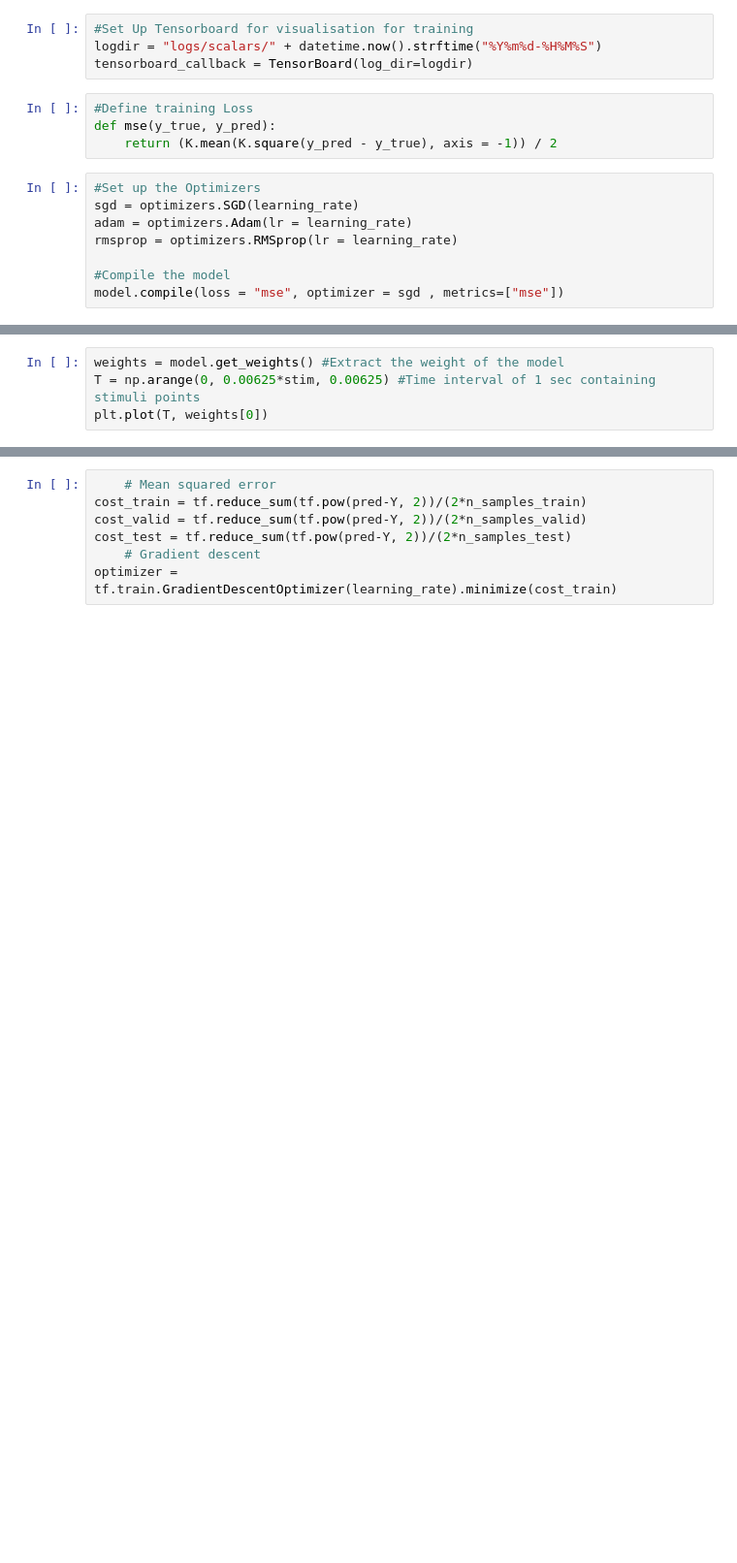
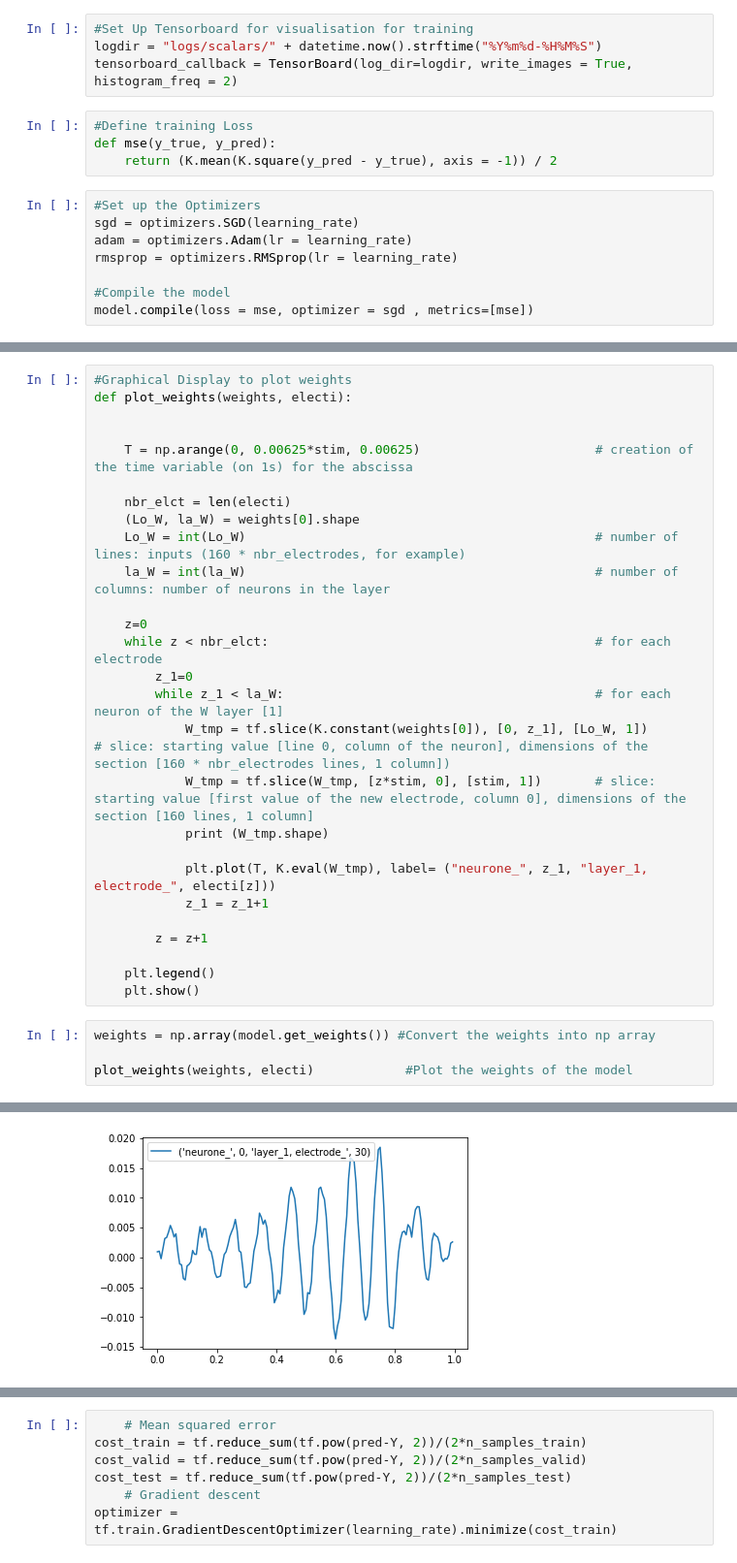
Before and after one commit to vasudev-sharma/DeepEEG-Forecast, a Jupyter notebook: Notebooks/linear_reg python3final7_keras.ipynb, the cells around one changed output, grey strips where cells are left out. Shown at 97% size. Drawn from its saved outputs; the diff is of its cells as text; blank space fills up the shorter version.

```diff
--- a/Notebooks/linear_reg python3final7_keras.ipynb
+++ b/Notebooks/linear_reg python3final7_keras.ipynb
@@ -248,7 +282,7 @@ _________________________________________________________________
 # %%
 #Set Up Tensorboard for visualisation for training
 logdir = "logs/scalars/" + datetime.now().strftime("%Y%m%d-%H%M%S")
-tensorboard_callback = TensorBoard(log_dir=logdir)
+tensorboard_callback = TensorBoard(log_dir=logdir, write_images = True, histogram_freq = 2)
 # %%
 #Define training Loss
 def mse(y_true, y_pred):
@@ -260,7 +294,7 @@ adam = optimizers.Adam(lr = learning_rate)
 rmsprop = optimizers.RMSprop(lr = learning_rate)
 
 #Compile the model
-model.compile(loss = "mse", optimizer = sgd , metrics=["mse"])
+model.compile(loss = mse, optimizer = sgd , metrics=[mse])
 # %%
 #Fit the model with the Data
 model.fit(
@@ -297,4 +331,0 @@ Test Loss: 0.9876116983125682
-# %%
-weights = model.get_weights() #Extract the weight of the model
-T = np.arange(0, 0.00625*stim, 0.00625) #Time interval of 1 sec containing stimuli points
-plt.plot(T, weights[0])
@@ -303,0 +332,32 @@ plt.plot(T, weights[0])
+# %%
+#Graphical Display to plot weights
+def plot_weights(weights, electi):
+
+
+    T = np.arange(0, 0.00625*stim, 0.00625)                       # creation of the time variable (on 1s) for the abscissa
+
+    nbr_elct = len(electi)
+    (Lo_W, la_W) = weights[0].shape
+    Lo_W = int(Lo_W)                                              # number of lines: inputs (160 * nbr_electrodes, for example)
+    la_W = int(la_W)                                              # number of columns: number of neurons in the layer
+
+    z=0
+    while z < nbr_elct:                                           # for each electrode
+        z_1=0
+        while z_1 < la_W:                                         # for each neuron of the W layer [1]
+            W_tmp = tf.slice(K.constant(weights[0]), [0, z_1], [Lo_W, 1])           # slice: starting value [line 0, column of the neuron], dimensions of the section [160 * nbr_electrodes lines, 1 column])
+            W_tmp = tf.slice(W_tmp, [z*stim, 0], [stim, 1])       # slice: starting value [first value of the new electrode, column 0], dimensions of the section [160 lines, 1 column]
+            print (W_tmp.shape)
+
+            plt.plot(T, K.eval(W_tmp), label= ("neurone_", z_1, "layer_1, electrode_", electi[z]))
+            z_1 = z_1+1
+
+        z = z+1
+
+    plt.legend()
+    plt.show()
+# %%
+weights = np.array(model.get_weights()) #Convert the weights into np array
+
+plot_weights(weights, electi)            #Plot the weights of the model
+# %% [output]
@@ -303,0 +365 @@ plt.plot(T, weights[0])
+[figure, added]
```
Also changed, not shown: parts of 18 cells of this notebook, 2 other files.
